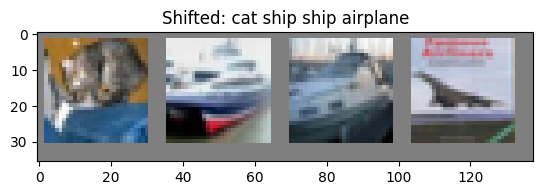
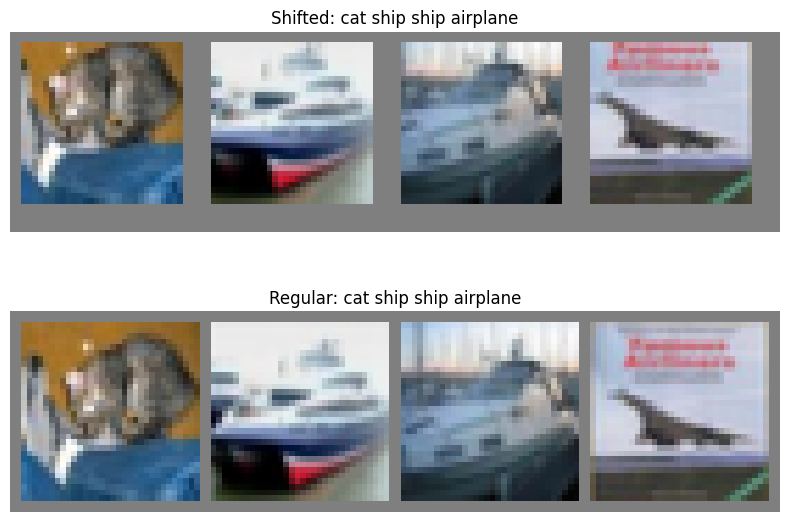
Code edit (unified diff) that turned the first committed figure into the second:
--- before
+++ after
@@ -6,16 +6,15 @@
 # visualise
 shifted_images, shifted_labels = next(iter(shifted_loader))
-plt.imshow(torchvision.utils.make_grid(shifted_images).permute(1, 2, 0) / 2 + 0.5)
-plt.title('Shifted: ' + ' '.join(test_set.classes[label] for label in shifted_labels))
-plt.show()
-
 test_set_no_shift = test_set
 loader = DataLoader(test_set_no_shift, batch_size=4, shuffle=False)
+images, labels = next(iter(loader))
 
-# visualise
-images, labels = next(iter(loader))
-plt.imshow(torchvision.utils.make_grid(images).permute(1, 2, 0) / 2 + 0.5)
-plt.title('Regular: ' + ' '.join(test_set.classes[label] for label in labels))
+fig, axes = plt.subplots(2, 1, figsize=(8, 6))
+axes[0].imshow(torchvision.utils.make_grid(shifted_images).permute(1, 2, 0) / 2 + 0.5)
+axes[0].set_title('Shifted: ' + ' '.join(test_set.classes[label] for label in shifted_labels))
+axes[0].axis('off')
+axes[1].imshow(torchvision.utils.make_grid(images).permute(1, 2, 0) / 2 + 0.5)
+axes[1].set_title('Regular: ' + ' '.join(test_set.classes[label] for label in labels))
+axes[1].axis('off')
+plt.tight_layout()
 plt.show()
-
-

Commit: make plot into one instead of two